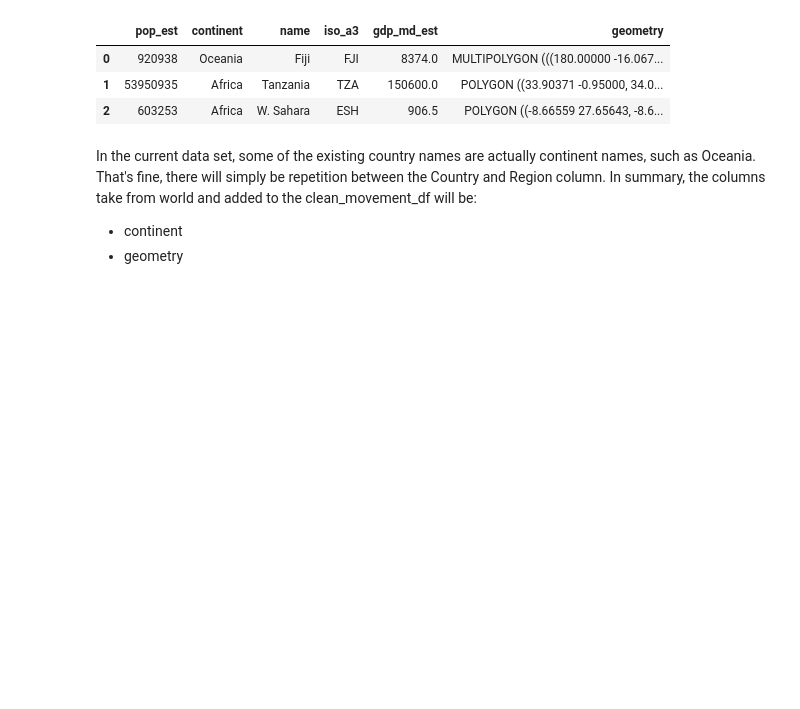
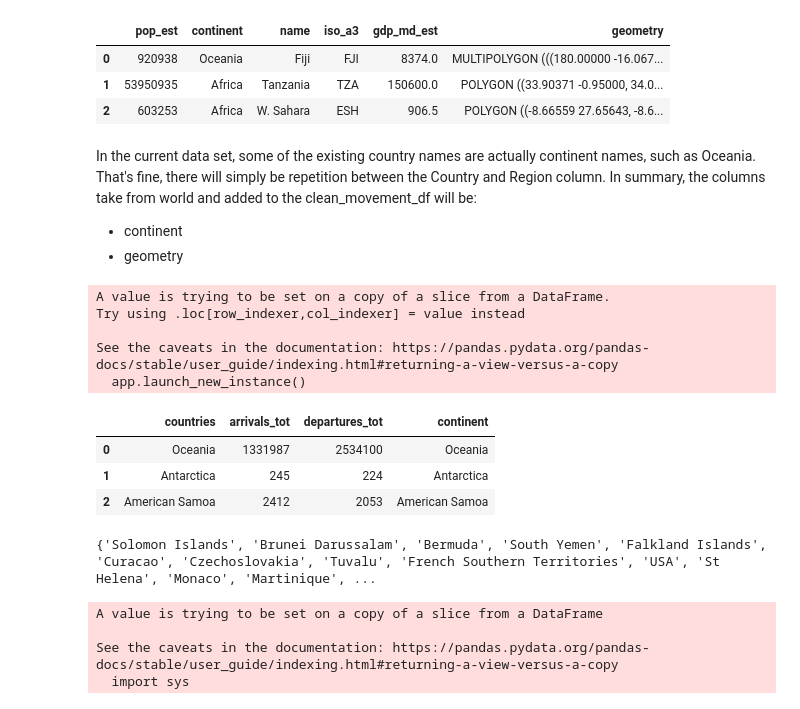
Before and after one commit to lammypi/Data-Science-Explorations, a Jupyter notebook: nz-migration-stats.ipynb, the cells around one changed output. Saved outputs shown, nothing was run; the diff lists cells and outputs as text; code cells hidden in the pictures; blank space fills up the shorter version.

```diff
--- a/nz-migration-stats.ipynb
+++ b/nz-migration-stats.ipynb
@@ -331,3 +332,56 @@ world.head(3)
 In the current data set, some of the existing country names are actually continent names, such as Oceania. That's fine, there will simply be repetition between the Country and Region column. In summary, the columns take from world and added to the clean_movement_df will be:
 - continent
 - geometry
+# %%
+# STEP 2: Find the intersection between world.name and clean_movement_df
+country_name_set = [i for j in clean_movement_df.countries for i in world.name if i == j]
+
+# STEP 3: Build the continent column in clean_movement_df
+continents = []
+
+# Iterate
+for c in clean_movement_df.countries:
+    # Check whether the country name is in the country name set
+    if c not in country_name_set:
+        continents.append(c)
+    # When c is in country name set, retrieve the continent name
+    else:
+        continents.append(world.continent.loc[world.name == c].values[0])
+
+# Add to the dataframe
+clean_movement_df['continent'] = continents
+
+# Check
+clean_movement_df.head(3)
+# %% [output]
+A value is trying to be set on a copy of a slice from a DataFrame.
+Try using .loc[row_indexer,col_indexer] = value instead
+
+See the caveats in the documentation: https://pandas.pydata.org/pandas-docs/stable/user_guide/indexing.html#returning-a-view-versus-a-copy
+  app.launch_new_instance()
+|  | countries | arrivals_tot | departures_tot | continent |
+| 0 | Oceania | 1331987 | 2534100 | Oceania |
+| 1 | Antarctica | 245 | 224 | Antarctica |
+| 2 | American Samoa | 2412 | 2053 | American Samoa |
+# %%
+# STEP 4: Return the list of continent values where continent == countries
+continent_clean_up = [i for j in clean_movement_df.continent for i in clean_movement_df.countries if i == j]
+continent_clean_set = set(continent_clean_up)
+
+# Create the continent listing
+world_continent_list = [*world.continent.unique()]
+
+# Remove any items already in world_continent_list
+for c in world_continent_list:
+    # Check if the value in world_continent_list
+    if c in continent_clean_set:
+        # Remove that item
+        continent_clean_set.remove(c)
+    else:
+        continue
+
+
+# View
+print(continent_clean_set)
+# %% [output]
+{'Solomon Islands', 'Brunei Darussalam', 'Bermuda', 'South Yemen', 'Falkland Islands', 'Curacao', 'Czechoslovakia', 'Tuvalu', 'French Southern Territories', 'USA', 'St Helena', 'Monaco', 'Martinique', ...
@@ -333,0 +479,17 @@ In the current data set, some of the existing country names are actually contine
+# %%
+# For each country listed, tie to a continent
+# If no matching value leave unchanged
+for i in range(0, clean_movement_df.shape[0]):
+    # If the country is in the dictionary
+    if clean_movement_df.countries[i] in continent_clean_updater.keys():
+        # Update the continent value
+        clean_movement_df.continent[i] = continent_clean_updater[clean_movement_df.countries[i]]
+    # Not in the dictionary
+    else:
+        # Do nothing
+        continue
+# %% [output]
+A value is trying to be set on a copy of a slice from a DataFrame
+
+See the caveats in the documentation: https://pandas.pydata.org/pandas-docs/stable/user_guide/indexing.html#returning-a-view-versus-a-copy
+  import sys
```
Also changed, not shown: parts of 9 cells of this notebook.
